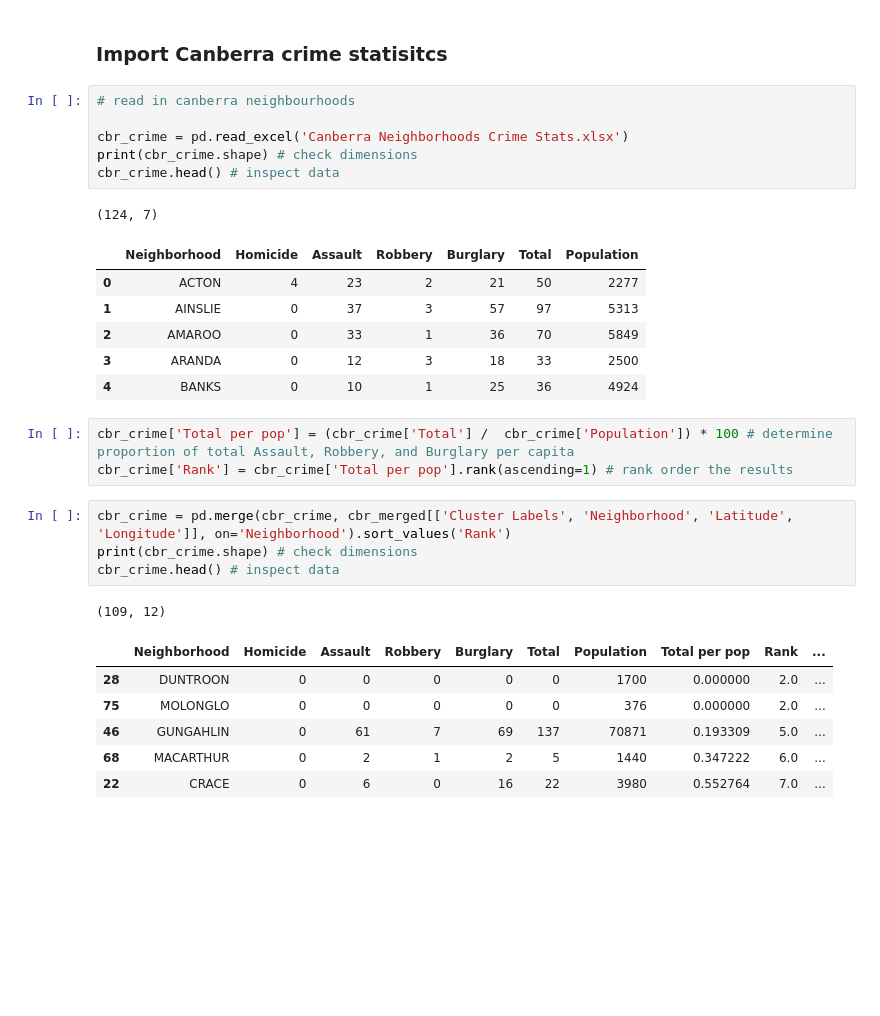
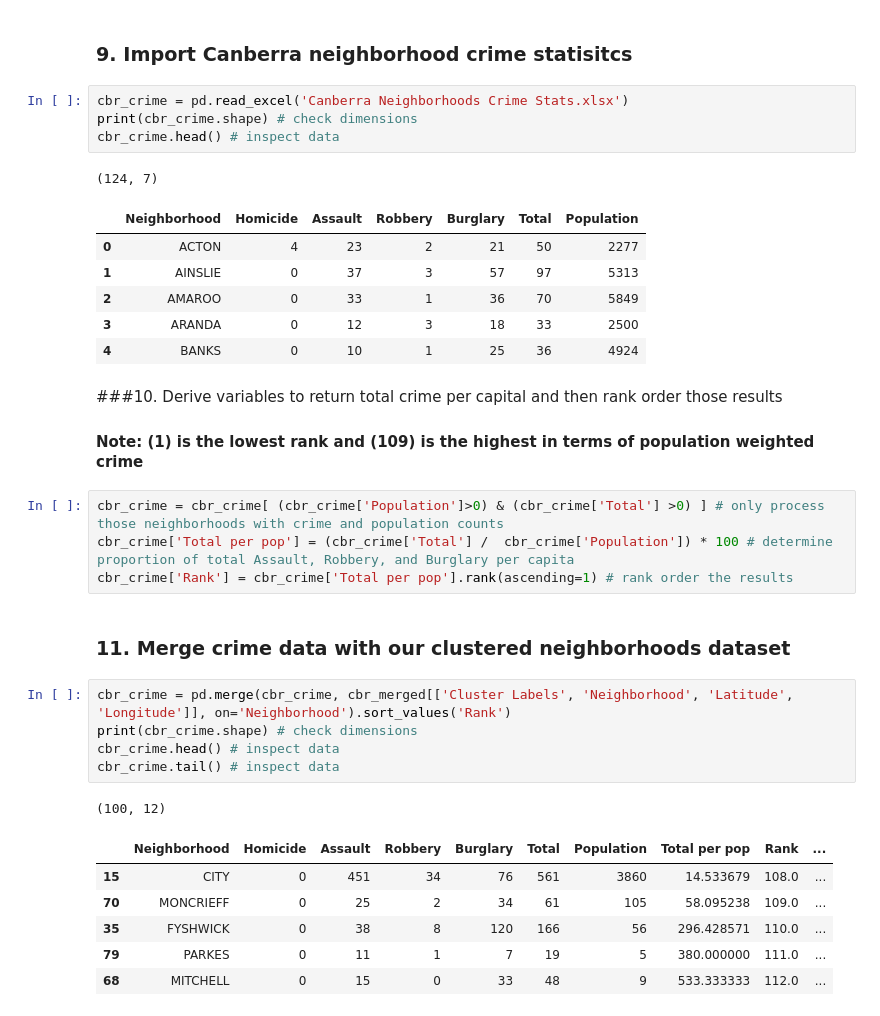
Before and after one commit to MaguireMaName/Coursera_Capstone, a Jupyter notebook: The_Battle_of_Neighborhoods.ipynb, the cells around one changed output. Saved outputs shown, nothing was run; the diff lists cells and outputs as text; blank space fills up the shorter version.

```diff
--- a/The_Battle_of_Neighborhoods.ipynb
+++ b/The_Battle_of_Neighborhoods.ipynb
@@ -447,10 +435,8 @@ cbr_merged.loc[cbr_merged['Cluster Labels'] == 4, cbr_merged.columns[[1] + list(
 | 95 | 2614 | 149.04042 | 4 | Moving Target | Chinese Restaurant | Bus Station | ... |
 | 105 | 2611 | 149.06015 | 4 | Soccer Field | Grocery Store | Yoga Studio | ... |
 # %% [markdown]
-### Import Canberra crime statisitcs
+### 9. Import Canberra neighborhood crime statisitcs
 # %%
-# read in canberra neighbourhoods
-
 cbr_crime = pd.read_excel('Canberra Neighborhoods Crime Stats.xlsx')
 print(cbr_crime.shape) # check dimensions
 cbr_crime.head() # inspect data
@@ -462,21 +448,28 @@ cbr_crime.head() # inspect data
 | 2 | AMAROO | 0 | 33 | 1 | 36 | 70 | 5849 |
 | 3 | ARANDA | 0 | 12 | 3 | 18 | 33 | 2500 |
 | 4 | BANKS | 0 | 10 | 1 | 25 | 36 | 4924 |
+# %% [markdown]
+###10. Derive variables to return total crime per capital and then rank order those results
+#### Note: (1) is the lowest rank and (109) is the highest in terms of population weighted crime
 # %%
+cbr_crime = cbr_crime[ (cbr_crime['Population']>0) & (cbr_crime['Total'] >0) ] # only process those neighborhoods with crime and population counts
 cbr_crime['Total per pop'] = (cbr_crime['Total'] /  cbr_crime['Population']) * 100 # determine proportion of total Assault, Robbery, and Burglary per capita
 cbr_crime['Rank'] = cbr_crime['Total per pop'].rank(ascending=1) # rank order the results
+# %% [markdown]
+### 11. Merge crime data with our clustered neighborhoods dataset
 # %%
 cbr_crime = pd.merge(cbr_crime, cbr_merged[['Cluster Labels', 'Neighborhood', 'Latitude', 'Longitude']], on='Neighborhood').sort_values('Rank')
 print(cbr_crime.shape) # check dimensions
 cbr_crime.head() # inspect data
+cbr_crime.tail() # inspect data
 # %% [output]
-(109, 12)
+(100, 12)
 |  | Neighborhood | Homicide | Assault | Robbery | Burglary | Total | Population | Total per pop | Rank | ... |
-| 28 | DUNTROON | 0 | 0 | 0 | 0 | 0 | 1700 | 0.000000 | 2.0 | ... |
-| 75 | MOLONGLO | 0 | 0 | 0 | 0 | 0 | 376 | 0.000000 | 2.0 | ... |
-| 46 | GUNGAHLIN | 0 | 61 | 7 | 69 | 137 | 70871 | 0.193309 | 5.0 | ... |
-| 68 | MACARTHUR | 0 | 2 | 1 | 2 | 5 | 1440 | 0.347222 | 6.0 | ... |
-| 22 | CRACE | 0 | 6 | 0 | 16 | 22 | 3980 | 0.552764 | 7.0 | ... |
+| 15 | CITY | 0 | 451 | 34 | 76 | 561 | 3860 | 14.533679 | 108.0 | ... |
+| 70 | MONCRIEFF | 0 | 25 | 2 | 34 | 61 | 105 | 58.095238 | 109.0 | ... |
+| 35 | FYSHWICK | 0 | 38 | 8 | 120 | 166 | 56 | 296.428571 | 110.0 | ... |
+| 79 | PARKES | 0 | 11 | 1 | 7 | 19 | 5 | 380.000000 | 111.0 | ... |
+| 68 | MITCHELL | 0 | 15 | 0 | 33 | 48 | 9 | 533.333333 | 112.0 | ... |
 # %%
 # create map
 map_clusters = folium.Map(location=[latitude, longitude], zoom_start=11, tiles='Stamen Toner')
```
Also changed, not shown: parts of 4 cells of this notebook.
